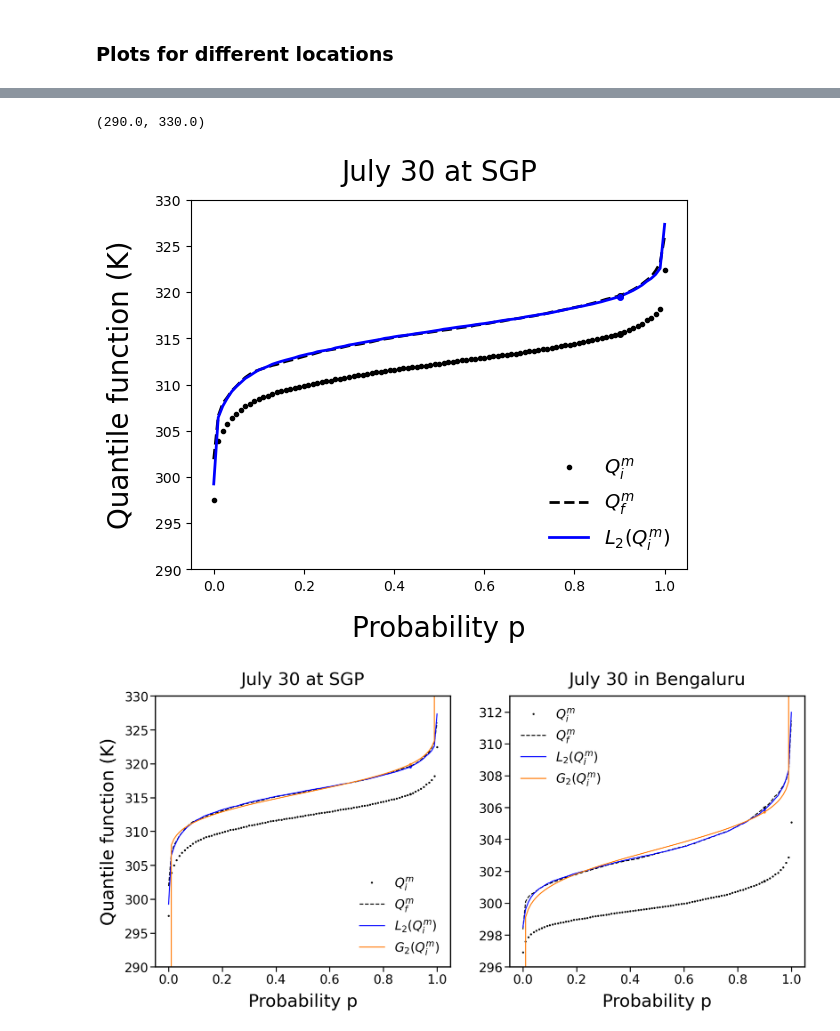
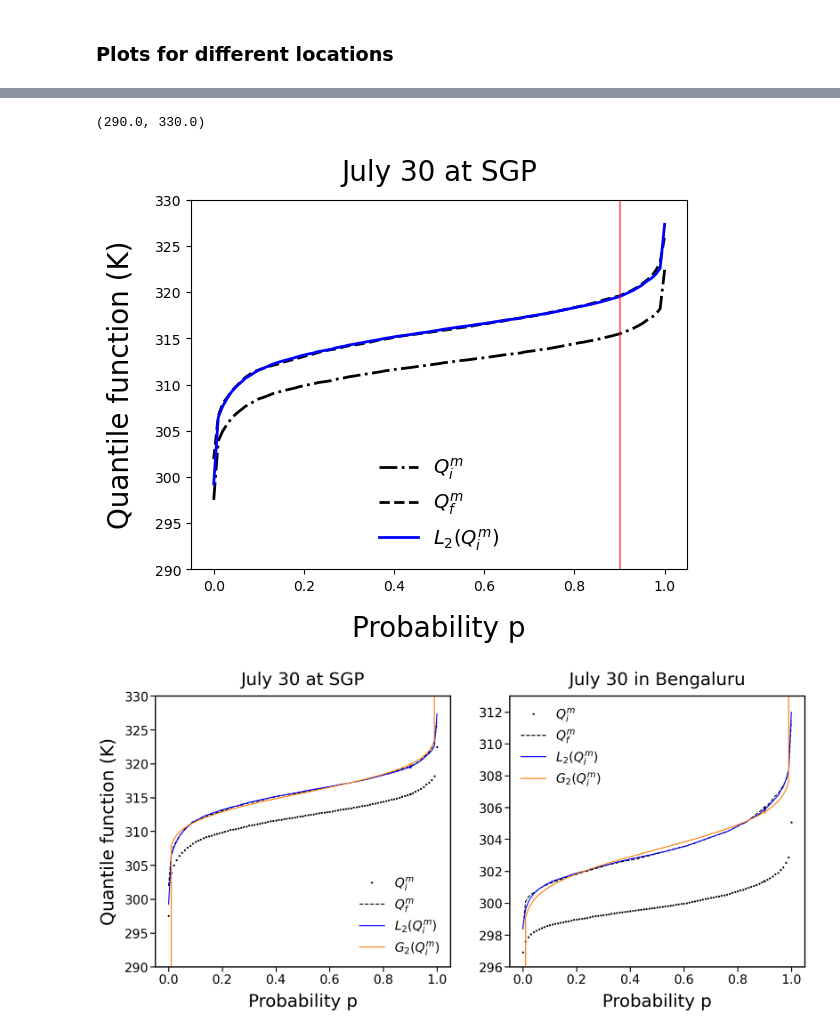
Before and after one commit to hrhampapura/moment_delta_mapping, a Jupyter notebook: lens_analysis/notebooks/Plot_1.ipynb, the cells around one changed output, grey strips where cells are left out. Saved outputs shown, nothing was run; the diff lists cells and outputs as text; code cells hidden in the pictures.

```diff
--- a/lens_analysis/notebooks/Plot_1.ipynb
+++ b/lens_analysis/notebooks/Plot_1.ipynb
@@ -406,21 +410,23 @@ qeocgauss_loc2_det.loc[dict(quantile=1.0)]=1e5
 # %%
 %%time
 #Plotting for loc1
-plt.plot(quants,qpi_loc1_det,'.',color='k',label= r'$Q_i^m$',lw=2)
+plt.plot(quants,qpi_loc1_det,'-.',color='k',label= r'$Q_i^m$',lw=2)
 plt.plot(quants,qeoc_loc1_det,'k--',label=r'$Q_f^m$',lw=2)
 plt.plot(quants,qmsc_loc1_det,color='blue',label=r'$L_2(Q_i^m)$',lw=2)
 #plt.plot(quants,qeocgauss_loc1_det,color='tab:orange',label=r'$G_2(Q_i^m)$',lw=2)
+plt.axvline(x=0.9, color='red', alpha=0.5)
+# Markers for loc1
+# plt.plot(0.9,qeoc_loc1_det.sel(quantile=0.9),marker='o', markerfacecolor='k',\
+#          markeredgecolor='k', lw=2.3, ms=3, mew=2, color='k')
+# plt.plot(0.9,qpi_loc1_det.sel(quantile=0.9),marker='o',markerfacecolor='k',\
+#          markeredgecolor='k', lw=2.3, ms=3, mew=2, color='k')
+# plt.plot(0.9,qmsc_loc1_det.sel(quantile=0.9),marker='o',markerfacecolor='blue',\
+#          markeredgecolor='blue', lw=2.3, ms=3, mew=2, color='blue')
+# Add a translucent vertical line at x=5
 
-# Markers for loc1
-plt.plot(0.9,qeoc_loc1_det.sel(quantile=0.9),marker='o', markerfacecolor='k',\
-         markeredgecolor='k', lw=2.3, ms=3, mew=2, color='k')
-plt.plot(0.9,qpi_loc1_det.sel(quantile=0.9),marker='o',markerfacecolor='k',\
-         markeredgecolor='k', lw=2.3, ms=3, mew=2, color='k')
-plt.plot(0.9,qmsc_loc1_det.sel(quantile=0.9),marker='o',markerfacecolor='blue',\
-         markeredgecolor='blue', lw=2.3, ms=3, mew=2, color='blue')
 #plt.plot(0.9,qeocgauss_loc1_det.sel(quantile=0.9),marker='o',markerfacecolor='tab:orange',\
 #         markeredgecolor='tab:orange', lw=2.3, ms=3, mew=2, color='tab:orange')
-plt.legend(loc='lower right',prop={'size': 14},frameon=False)
+plt.legend(loc='lower center',prop={'size': 14},frameon=False)
 plt.title('July 30 at '+locn1,fontweight=400,fontsize=20, y=1.03)
 plt.ylabel('Quantile function (K)',fontweight=400,fontsize=20,labelpad=15)
 plt.xlabel('Probability p',fontweight=400,fontsize=20,labelpad=15)
@@ -431,5 +437,5 @@ Wall time: 1.67 s
 (290.0, 330.0)
-[figure, old version]
+[figure, new version]
 # %%
 # Setting up the figure and subplots
 fig, axs = plt.subplots(1, 2, figsize=(20, 10)) # 2 plots - side by side
```
Also changed, not shown: parts of 15 cells of this notebook, 2 other files.
